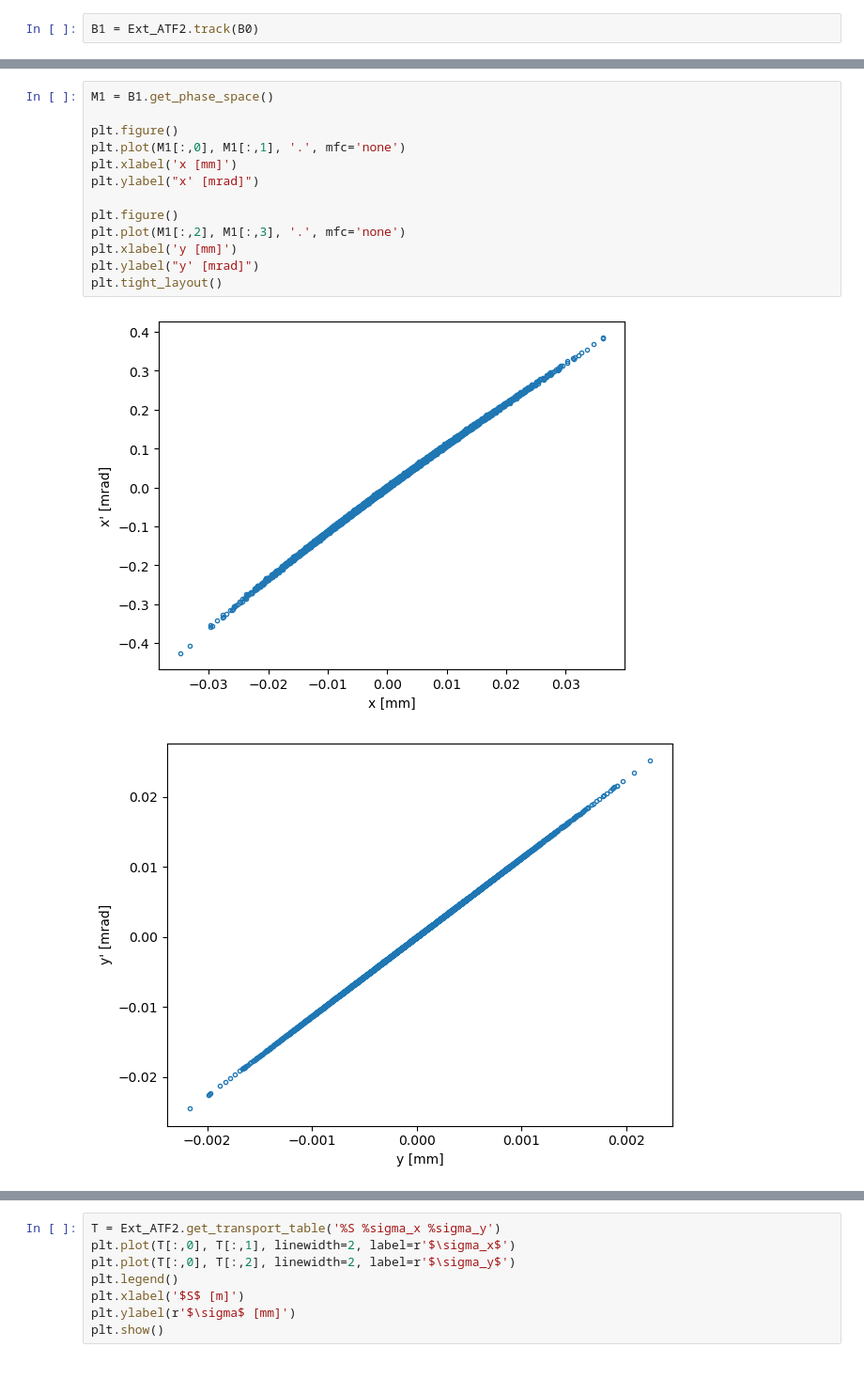
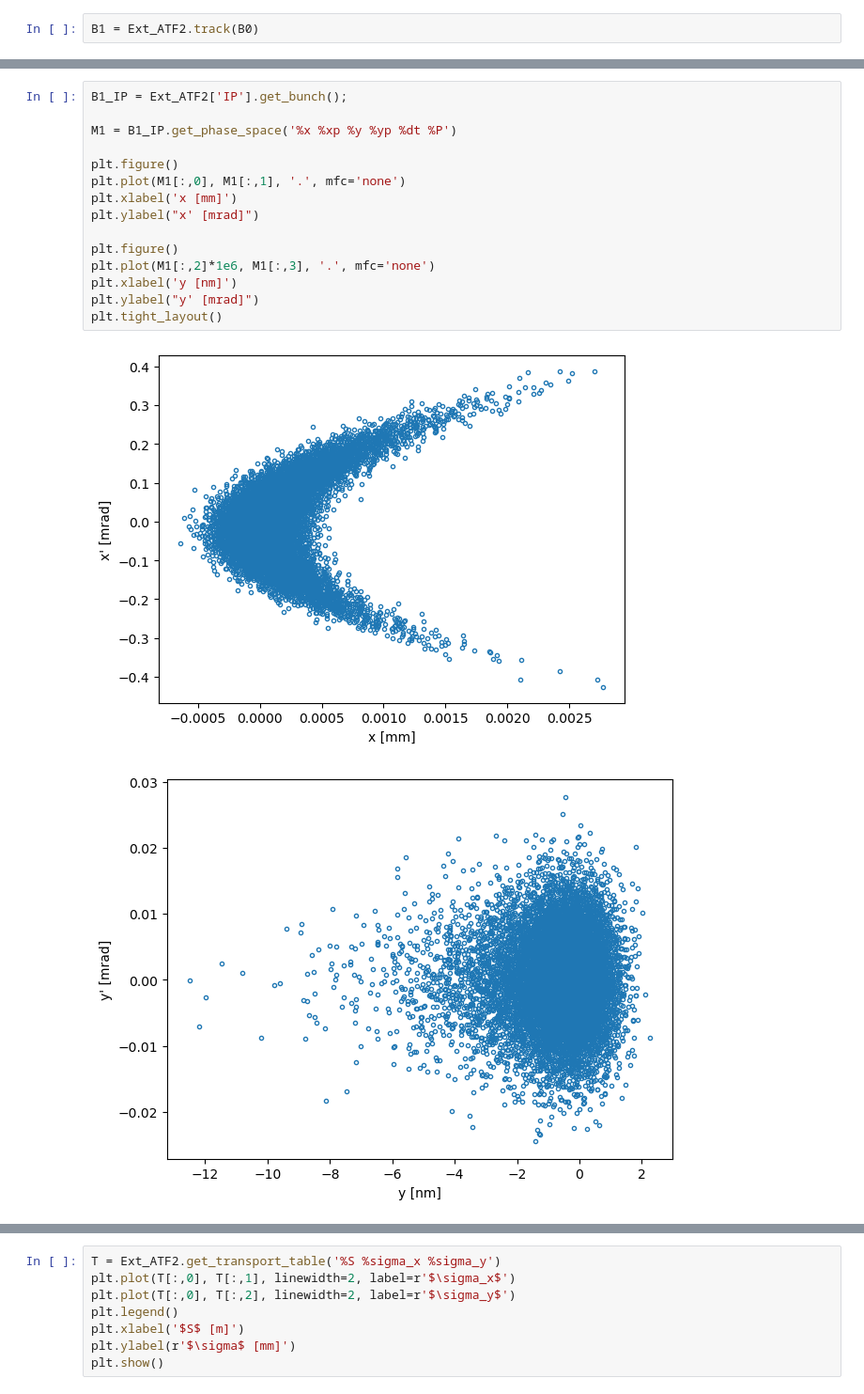
Before and after one commit to wiktoria-malek/flight-simulator, a Jupyter notebook: Ext_ATF2.ipynb, the cells around one changed output, grey strips where cells are left out. Shown at 94% size. Cells and saved outputs as stored; diff of their text form.

```diff
--- a/Ext_ATF2.ipynb
+++ b/Ext_ATF2.ipynb
@@ -84,16 +91,18 @@ plt.tight_layout()
 # %%
-M1 = B1.get_phase_space()
+B1_IP = Ext_ATF2['IP'].get_bunch();
+
+M1 = B1_IP.get_phase_space('%x %xp %y %yp %dt %P')
 
 plt.figure()
 plt.plot(M1[:,0], M1[:,1], '.', mfc='none')
 plt.xlabel('x [mm]')
 plt.ylabel("x' [mrad]")
 
 plt.figure()
-plt.plot(M1[:,2], M1[:,3], '.', mfc='none')
-plt.xlabel('y [mm]')
+plt.plot(M1[:,2]*1e6, M1[:,3], '.', mfc='none')
+plt.xlabel('y [nm]')
 plt.ylabel("y' [mrad]")
 plt.tight_layout()
 # %% [output]
-[figure, old version]
+[figure, new version]
-[figure, old version]
+[figure, new version]
```
Also changed, not shown: parts of 7 cells of this notebook.
